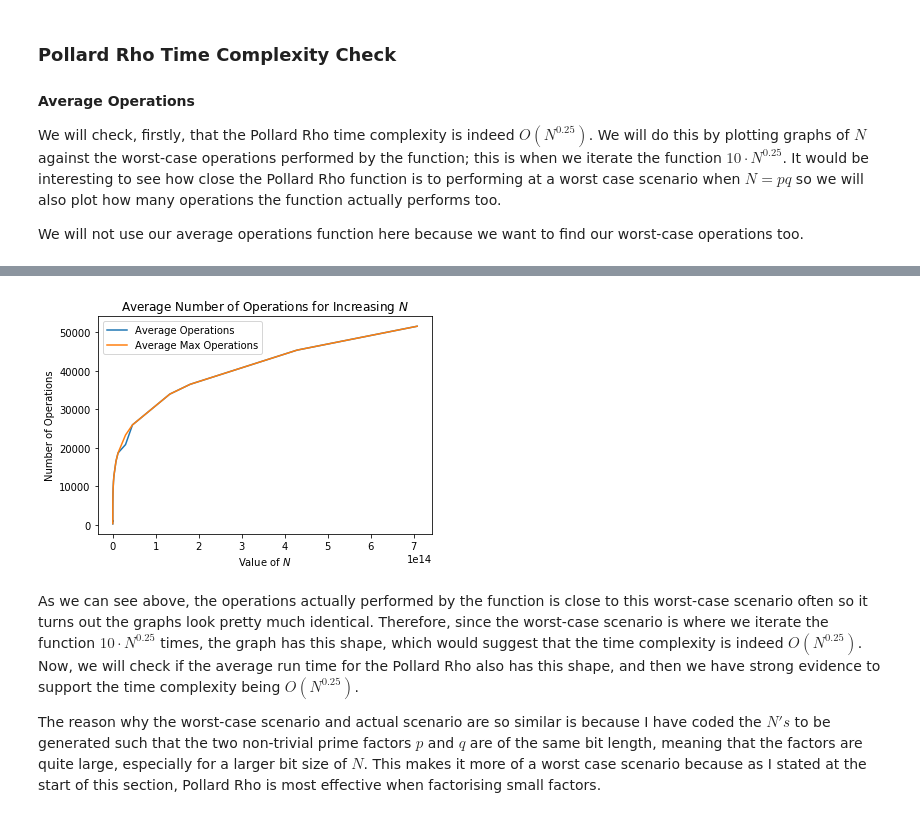
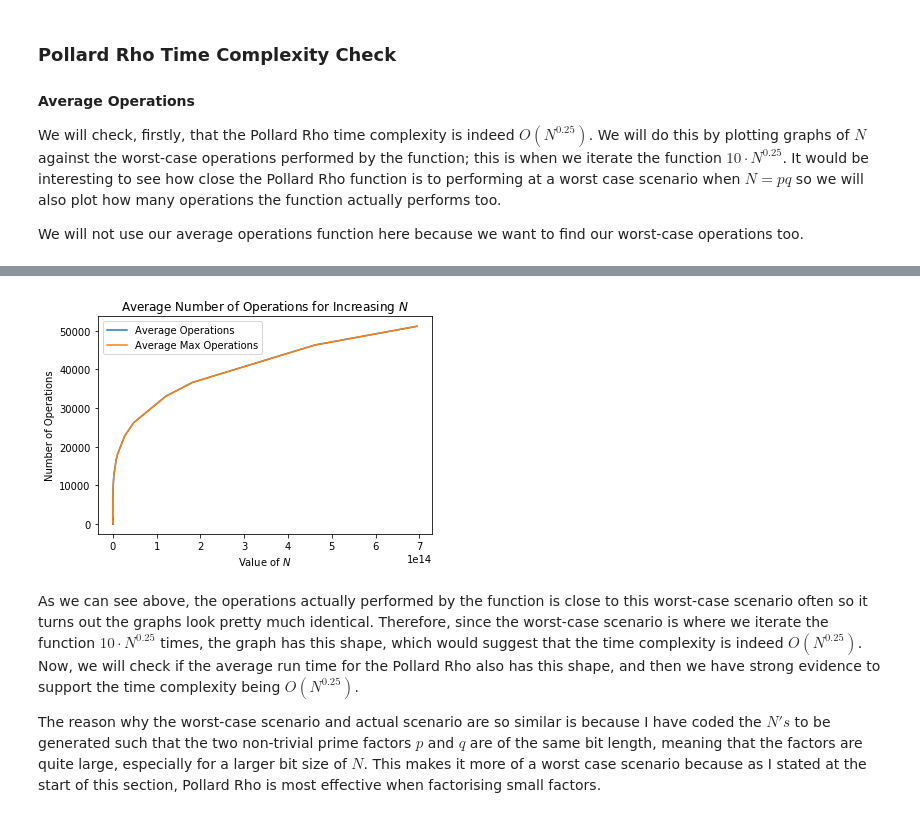
Before and after one commit to UOBMathTeam/CryptographyProject, a Jupyter notebook: Project q4andq5.ipynb, the cells around one changed output, grey strips where cells are left out. Saved outputs shown, nothing was run; the diff lists cells and outputs as text; code cells hidden in the pictures.

```diff
--- a/Project q4andq5.ipynb
+++ b/Project q4andq5.ipynb
@@ -665,6 +718,9 @@ assert generate_sampleNbits(39,5,4) == 'Error: Second input must be greater than
 ### Average Pollard Rho Run Time for $k$ Bits
 # %%
 def avg_timesk(a,b,c,func):
+    '''
+    This is the same as our avg_times function we used earlier, but we are generating different N.
+    '''
     samples = generate_sampleNbits(a,b,c)
     sample_size = c
 
@@ -682,4 +738,10 @@ def avg_timesk(a,b,c,func):
         total_time.append(end[j] - start[j])
     for k in range(b-a+1):
         average_time.append(total_time[k] / sample_size)
-    return average_time
+
+    my_time_data = {"Average Time": average_time}
+    time_data_frame = pd.DataFrame(data=my_time_data)
+    time_data_frame.index = range(a, b+1)
+    time_data_frame.index.name = "bit size of N"
+
+    return time_data_frame
@@ -743,10 +863,10 @@ bit_size of N   Average decompose(N) times
 
 Below is a graph comparing the average execution time for the Pollard Rho and decompose function for increasing $N$.
 # %%
-x = range(10,len(decompose_timesN)+10)
+x = range(10,21)
 fig, (ax1, ax2) = plt.subplots(1,2)
-ax1.plot(x,pollard_rho_times)
-ax2.plot(x,decompose_timesN)
+ax1.plot(x,dl_pollard_rho_time)
+ax2.plot(x,dl_decompose_timek)
 ax1.set_title('Average Pollard Rho Run Time for $N = pq$')
 ax1.set_xlabel('Bit size of $N$')
 ax1.set_ylabel('Run Time (seconds)')
@@ -799,0 +933,13 @@ for k in range(b-a+1):
+# %%
+dl_pollard_rho_opsmax_file_name = 'Pollard Rho Average and Maximum Operations.csv'
+# %%
+# Pollard Rho Operations
+if os.path.exists('data/' + dl_pollard_rho_opsmax_file_name) and read_times:
+    # read
+    dl_pollard_rho_opsmax = pd.read_csv(
+        'data/' + dl_pollard_rho_opsmax_file_name, index_col=0)
+else:
+    # Create operations
+    dl_pollard_rho_opsmax = operations_case(10, 50, 4, pollard_rho_N)
+    # Save operations
+    dl_pollard_rho_opsmax.to_csv('data/' + dl_pollard_rho_opsmax_file_name)
@@ -800,17 +967,15 @@ for k in range(b-a+1):
 # %%
-average_samples = []
-for x in range(0,31):
-    average_samples.append(np.mean(samples[x]))
-
-plt.plot(average_samples, average_operations, label = 'Average Operations')
-plt.plot(average_samples, average_max_operations, label = 'Average Max Operations')
+plt.plot(dl_pollard_rho_opsmax['Average Value of Samples'], dl_pollard_rho_opsmax['Average Operations'],
+         label = 'Average Operations')
+plt.plot(dl_pollard_rho_opsmax['Average Value of Samples'], dl_pollard_rho_opsmax['Average Maximum Operations'],
+         label = 'Average Max Operations')
 plt.title('Average Number of Operations for Increasing $N$')
 plt.xlabel('Value of $N$')
 plt.ylabel('Number of Operations')
 plt.legend()
 plt.show()
 # %% [output]
-[figure, old version]
+[figure, new version]
 # %% [markdown]
 As we can see above, the operations actually performed by the function is close to this worst-case scenario often so it turns out the graphs look pretty much identical. Therefore, since the worst-case scenario is where we iterate the function $10 \cdot N^{0.25}$ times, the graph has this shape, which would suggest that the time complexity is indeed $O(N^{0.25})$. Now, we will check if the average run time for the Pollard Rho also has this shape, and then we have strong evidence to support the time complexity being $O(N^{0.25})$.
 
```
Also changed, not shown: parts of 38 cells of this notebook.
